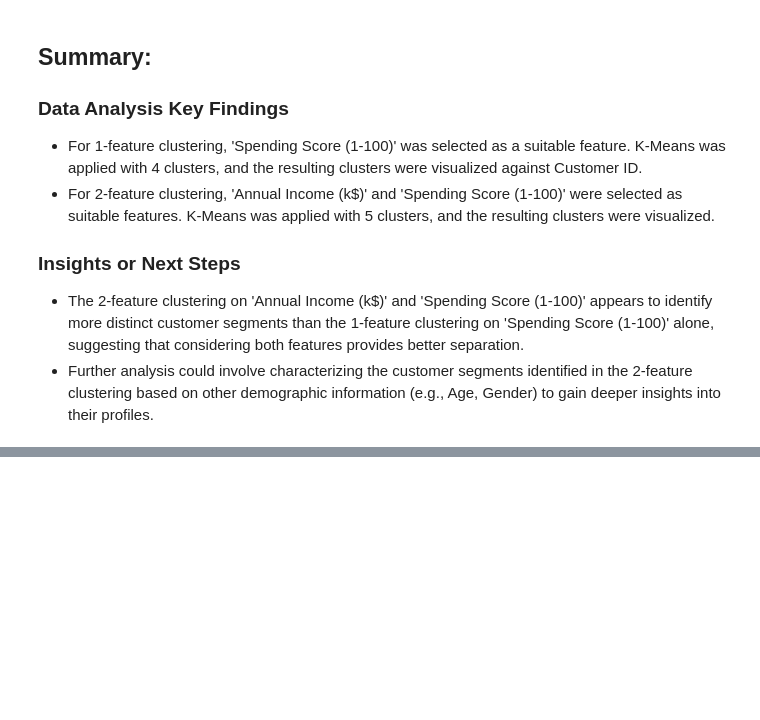
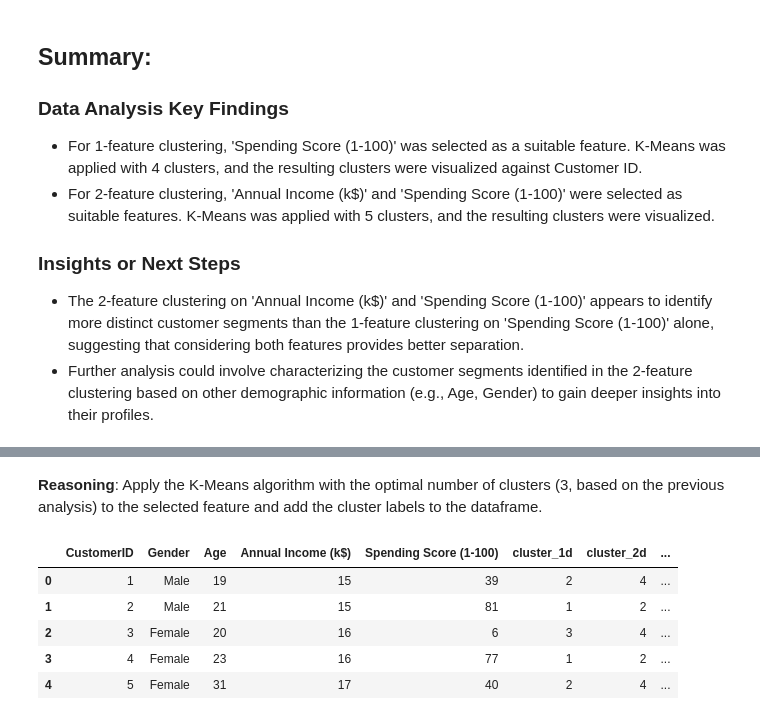
Before and after one commit to geoegekaranja/AI-project-, a Jupyter notebook: Untitled2.ipynb, the cells around one changed output, grey strips where cells are left out. Saved outputs shown, nothing was run; the diff lists cells and outputs as text; code cells hidden in the pictures; blank space fills up the shorter version.

```diff
--- a/Untitled2.ipynb
+++ b/Untitled2.ipynb
@@ -443,0 +508,22 @@ plt.show()
+# %% [markdown]
+**Reasoning**:
+Apply the K-Means algorithm with the optimal number of clusters (3, based on the previous analysis) to the selected feature and add the cluster labels to the dataframe.
+# %%
+from sklearn.cluster import KMeans
+
+feature_1d_data = df[[feature_1d]].values
+
+# Optimal number of clusters based on Elbow Method and Silhouette Score is 3
+n_clusters_1d_optimal = 3
+
+kmeans_1d_optimal = KMeans(n_clusters=n_clusters_1d_optimal, random_state=42, n_init=10)
+df['cluster_1d_optimal'] = kmeans_1d_optimal.fit_predict(feature_1d_data)
+
+display(df.head())
+# %% [output]
+|  | CustomerID | Gender | Age | Annual Income (k$) | Spending Score (1-100) | cluster_1d | cluster_2d | ... |
+| 0 | 1 | Male | 19 | 15 | 39 | 2 | 4 | ... |
+| 1 | 2 | Male | 21 | 15 | 81 | 1 | 2 | ... |
+| 2 | 3 | Female | 20 | 16 | 6 | 3 | 4 | ... |
+| 3 | 4 | Female | 23 | 16 | 77 | 1 | 2 | ... |
+| 4 | 5 | Female | 31 | 17 | 40 | 2 | 4 | ... |
```
Also changed, not shown: parts of 29 cells of this notebook.
